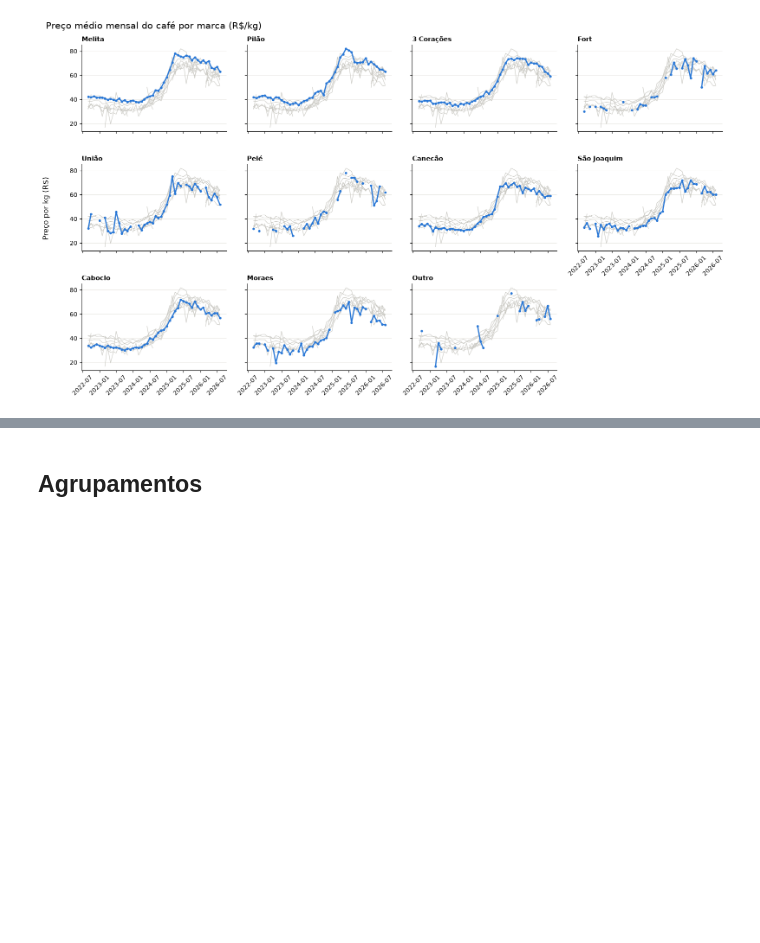
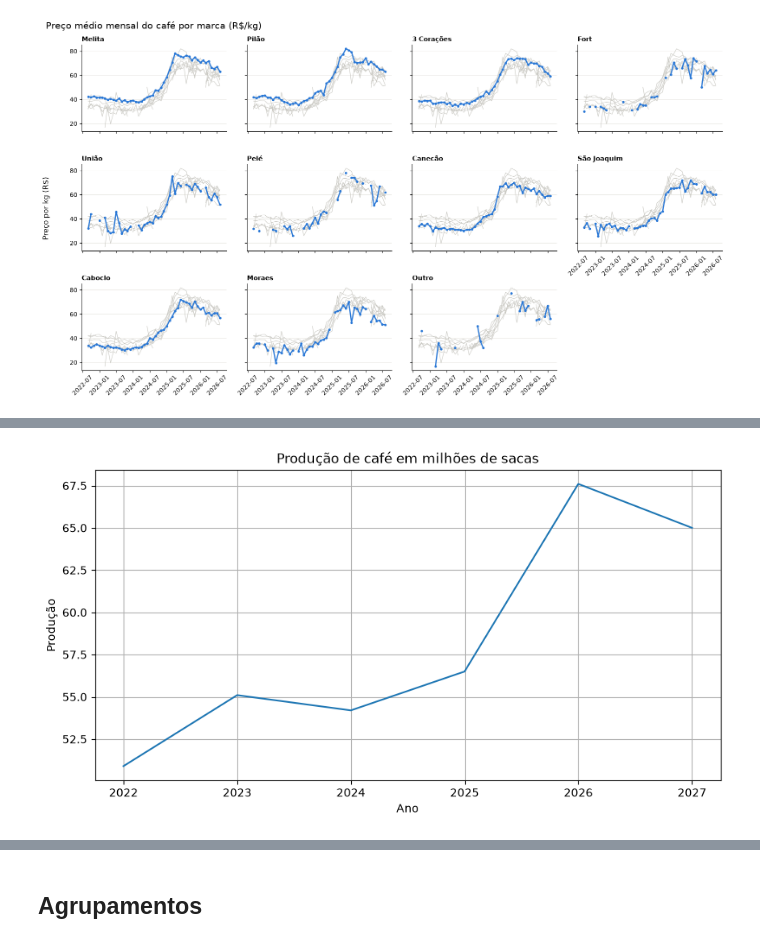
Before and after one commit to Teus-Andrezana/dados_cesta_basica, a Jupyter notebook: notebooks/cesta_basica.ipynb, the cells around one changed output, grey strips where cells are left out. Saved outputs shown, nothing was run; the diff lists cells and outputs as text; code cells hidden in the pictures; blank space fills up the shorter version.

```diff
--- a/notebooks/cesta_basica.ipynb
+++ b/notebooks/cesta_basica.ipynb
@@ -306,0 +494,22 @@ plt.show()
+# %%
+# Dados oficiais da Conab consolidados (2022 a 2026)
+dados_conab = {
+    "Ano": [2022, 2023, 2024, 2025, 2026, 2027],
+    "Prod_Total_Milhoes_Sacas": [50.9, 55.1, 54.2, 56.5, 67.6, 65.0],
+    "Prod_Arabica_Milhoes_Sacas": [32.7, 38.9, 39.6, 35.8, 48.2, 43.5],
+    "Prod_Conilon_Milhoes_Sacas": [18.2, 16.2, 14.6, 20.7, 19.4, 21.5],
+    "Ciclo_Bienal_Arabica": ["Alta", "Baixa", "Alta (Quebra Climática)", "Baixa", "Alta (Recorde)", "Baixa (Previsão)"],
+    "Variacao_Anual_Total_%": [6.7, 8.2, -1.6, 4.2, 19.6, -3.8]
+}
+
+conab = pd.DataFrame(dados_conab)
+conab.columns = conab.columns.str.lower().str.strip()
+# %%
+plt.figure(figsize=(10, 5))
+plt.plot(conab["ano"], conab["prod_total_milhoes_sacas"], label="Total")
+plt.grid(True)
+plt.title("Produção de café em milhões de sacas")
+plt.xlabel("Ano")
+plt.ylabel("Produção")
+plt
+# %% [output]
@@ -306,0 +517 @@ plt.show()
+[figure, added]
```
Also changed, not shown: parts of 39 cells of this notebook, 2 other files.
